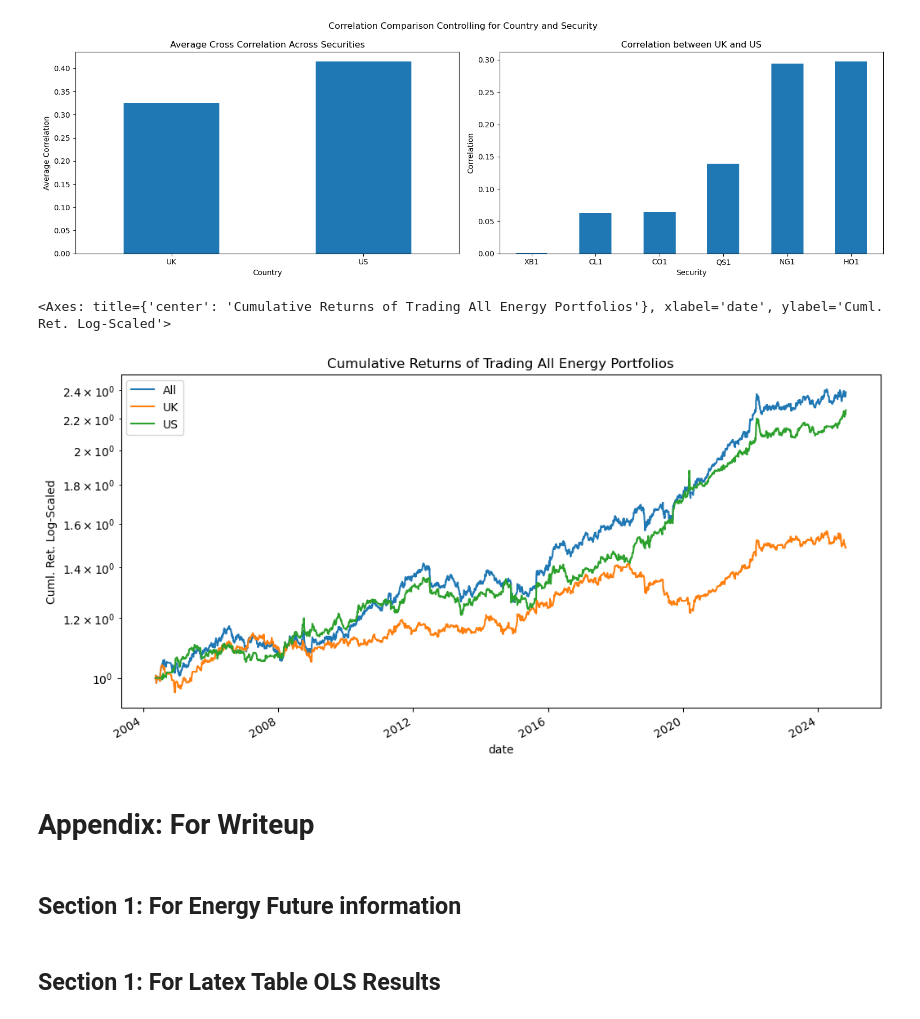
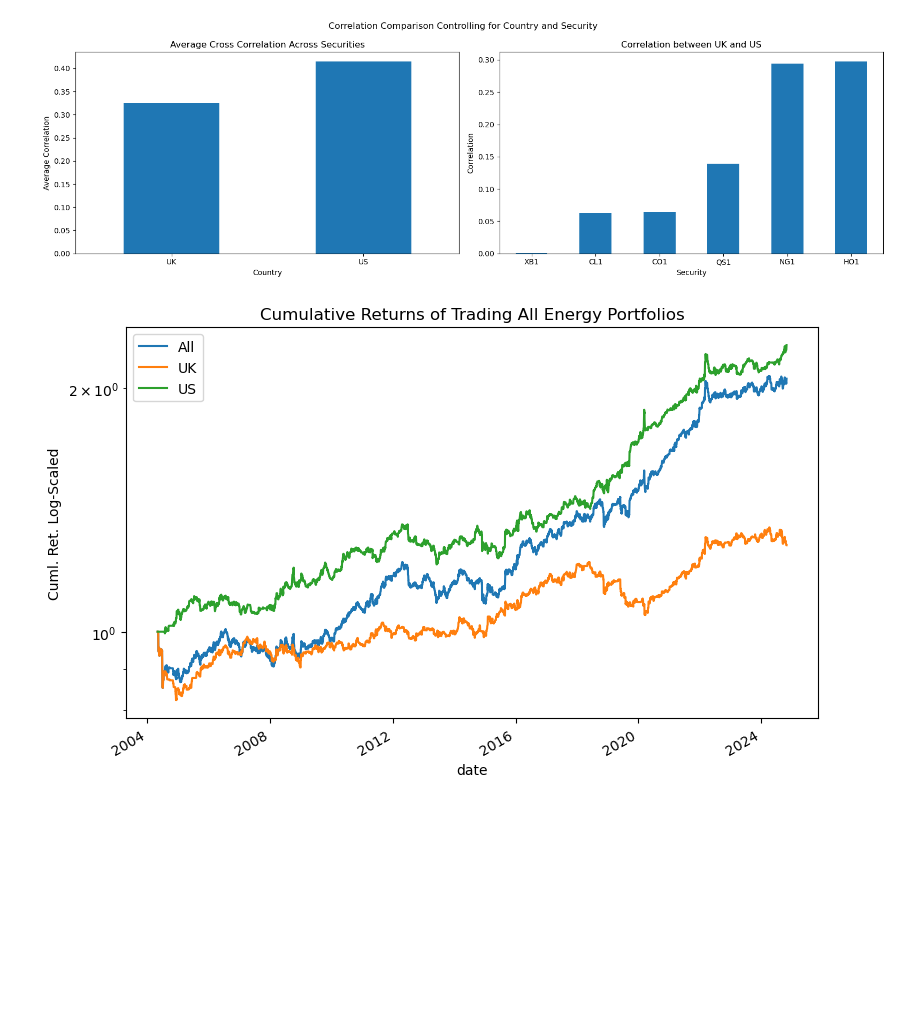
Before and after one commit to diegodalvarez/CommodityForwardInflation, a Jupyter notebook: 1InSample5y5y.ipynb, the cells around one changed output. Cells and saved outputs as stored; diff of their text form; code cells hidden in the pictures; blank space fills up the shorter version.

```diff
--- a/1InSample5y5y.ipynb
+++ b/1InSample5y5y.ipynb
@@ -270,27 +227,0 @@ df_tmp_combined = (df_sharpe.merge(
-# %%
-group_vars = ["param_val", "tstat"]
-fig, axes  = plt.subplots(ncols = len(group_vars), figsize = (16,5))
-
-xrenamer = {
-    "param_val": r"$\beta \cdot$ 5y5y",
-    "tstat"    : r"$t$-stat \beta$ 5y5y"}
-
-trenamer = {
-    "param_val": r"$\beta$",
-    "tstat"    : r"$t$-stat"}
-
-for group_var, ax in zip(group_vars, axes.flatten()):
-
-    (df_tmp_combined.query(
-        "index == 'inf_diff'").
-        plot(
-            ax     = ax,
-            kind   = "scatter",
-            x      = group_var,
-            y      = "sharpe_spread",
-            title  = r"{} vs. Sharpe Spread".format(trenamer[group_var]),
-            ylabel = "Signal Sharpe - Underlying Sharpe\n(Annualized)",
-            xlabel = xrenamer[group_var]))
-
-fig.suptitle("Comparing OLS Parameters to Excess Sharpe")
-plt.tight_layout()
@@ -870,6 +1020,7 @@ plt.tight_layout()
 df_risk_rtn = (df_decile_rtn.pivot(
     index = "date", columns = ["security", "country"], values = "signal_rtn").
     apply(lambda x: x * (0.1 / (x.ewm(span = 100, adjust = False).std().shift() * np.sqrt(252)))).
+    apply(lambda x: np.where(np.abs(x) > 0.25, np.nan, x)).
     reset_index().
     melt(id_vars = [("date", "")], value_name = "signal_rtn").
     rename(columns = {('date', ''): "date"}))
@@ -889,21 +1040,16 @@ df_all = (df_risk_rtn[
 # %%
 (pd.concat([
     df_country, df_all]).
     rename(columns = {"country": ""}).
-    assign(tmp = lambda x: x.signal_rtn.abs()).
-    query("tmp <= 0.3").
     pivot(index = "date", columns = "", values = "signal_rtn").
     fillna(0).
     apply(lambda x: np.cumprod(1 + x)).
     plot(
         logy    = True,
         ylabel  = "Cuml. Ret. Log-Scaled",
-        figsize = (12,6),
+        figsize = (8,5),
         title   = "Cumulative Returns of Trading All Energy Portfolios"))
+
+plt.tight_layout()
 # %% [output]
-<Axes: title={'center': 'Cumulative Returns of Trading All Energy Portfolios'}, xlabel='date', ylabel='Cuml. Ret. Log-Scaled'>
-[figure, old version]
+[figure, new version]
-# %% [markdown]
-# Appendix: For Writeup
-# %% [markdown]
-## Section 1: For Energy Future information
@@ -922,2 +1055,0 @@ print(df_rtn[
-# %% [markdown]
-## Section 1: For Latex Table OLS Results
```
Also changed, not shown: parts of 57 cells of this notebook, 2 other files.
